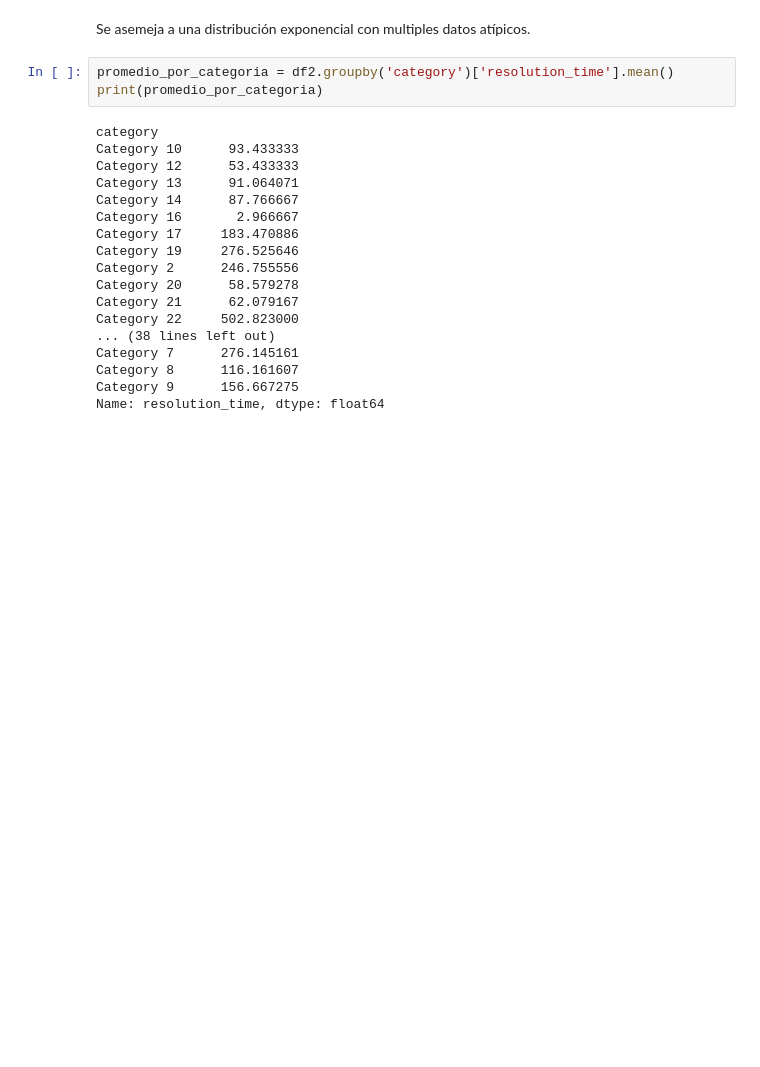
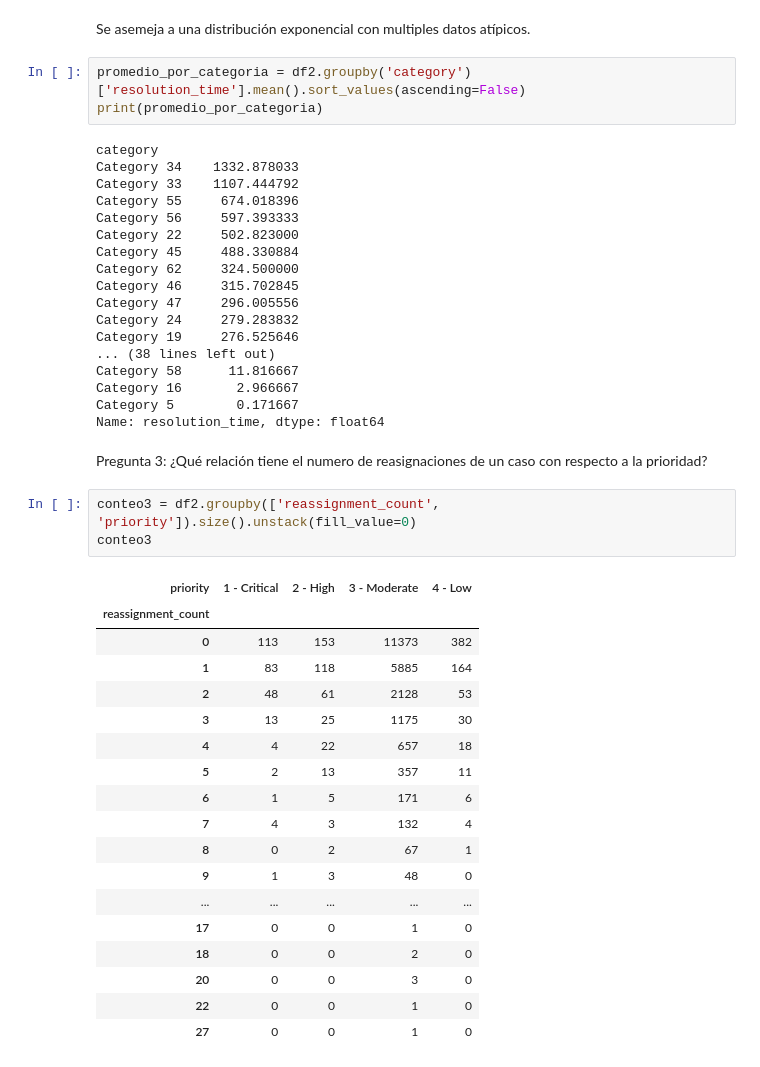
Before and after one commit to OttaVonBismarck/proyecto_1_actd, a Jupyter notebook: proyecto_limpieza.ipynb, the cells around one changed output. Saved outputs shown, nothing was run; the diff lists cells and outputs as text; blank space fills up the shorter version.

```diff
--- a/proyecto_limpieza.ipynb
+++ b/proyecto_limpieza.ipynb
@@ -412,23 +412,47 @@ sns.histplot(data=df2_filtrado, x="resolution_time")
 # %% [markdown]
 Se asemeja a una distribución exponencial con multiples datos atípicos.
 # %%
-promedio_por_categoria = df2.groupby('category')['resolution_time'].mean()
+promedio_por_categoria = df2.groupby('category')['resolution_time'].mean().sort_values(ascending=False)
 print(promedio_por_categoria)
 # %% [output]
 category
-Category 10      93.433333
-Category 12      53.433333
-Category 13      91.064071
-Category 14      87.766667
+Category 34    1332.878033
+Category 33    1107.444792
+Category 55     674.018396
+Category 56     597.393333
+Category 22     502.823000
+Category 45     488.330884
+Category 62     324.500000
+Category 46     315.702845
+Category 47     296.005556
+Category 24     279.283832
+Category 19     276.525646
+... (38 lines left out)
+Category 58      11.816667
 Category 16       2.966667
-Category 17     183.470886
-Category 19     276.525646
-Category 2      246.755556
-Category 20      58.579278
-Category 21      62.079167
-Category 22     502.823000
-... (38 lines left out)
-Category 7      276.145161
-Category 8      116.161607
-Category 9      156.667275
+Category 5        0.171667
 Name: resolution_time, dtype: float64
+# %% [markdown]
+Pregunta 3: ¿Qué relación tiene el numero de reasignaciones de un caso con respecto a la prioridad?
+# %%
+conteo3 = df2.groupby(['reassignment_count', 'priority']).size().unstack(fill_value=0)
+conteo3
+# %% [output]
+| priority | 1 - Critical | 2 - High | 3 - Moderate | 4 - Low |
+| reassignment_count |  |  |  |  |
+| 0 | 113 | 153 | 11373 | 382 |
+| 1 | 83 | 118 | 5885 | 164 |
+| 2 | 48 | 61 | 2128 | 53 |
+| 3 | 13 | 25 | 1175 | 30 |
+| 4 | 4 | 22 | 657 | 18 |
+| 5 | 2 | 13 | 357 | 11 |
+| 6 | 1 | 5 | 171 | 6 |
+| 7 | 4 | 3 | 132 | 4 |
+| 8 | 0 | 2 | 67 | 1 |
+| 9 | 1 | 3 | 48 | 0 |
+| ... | ... | ... | ... | ... |
+| 17 | 0 | 0 | 1 | 0 |
+| 18 | 0 | 0 | 2 | 0 |
+| 20 | 0 | 0 | 3 | 0 |
+| 22 | 0 | 0 | 1 | 0 |
+| 27 | 0 | 0 | 1 | 0 |
```
Also changed, not shown: parts of 2 cells of this notebook.
